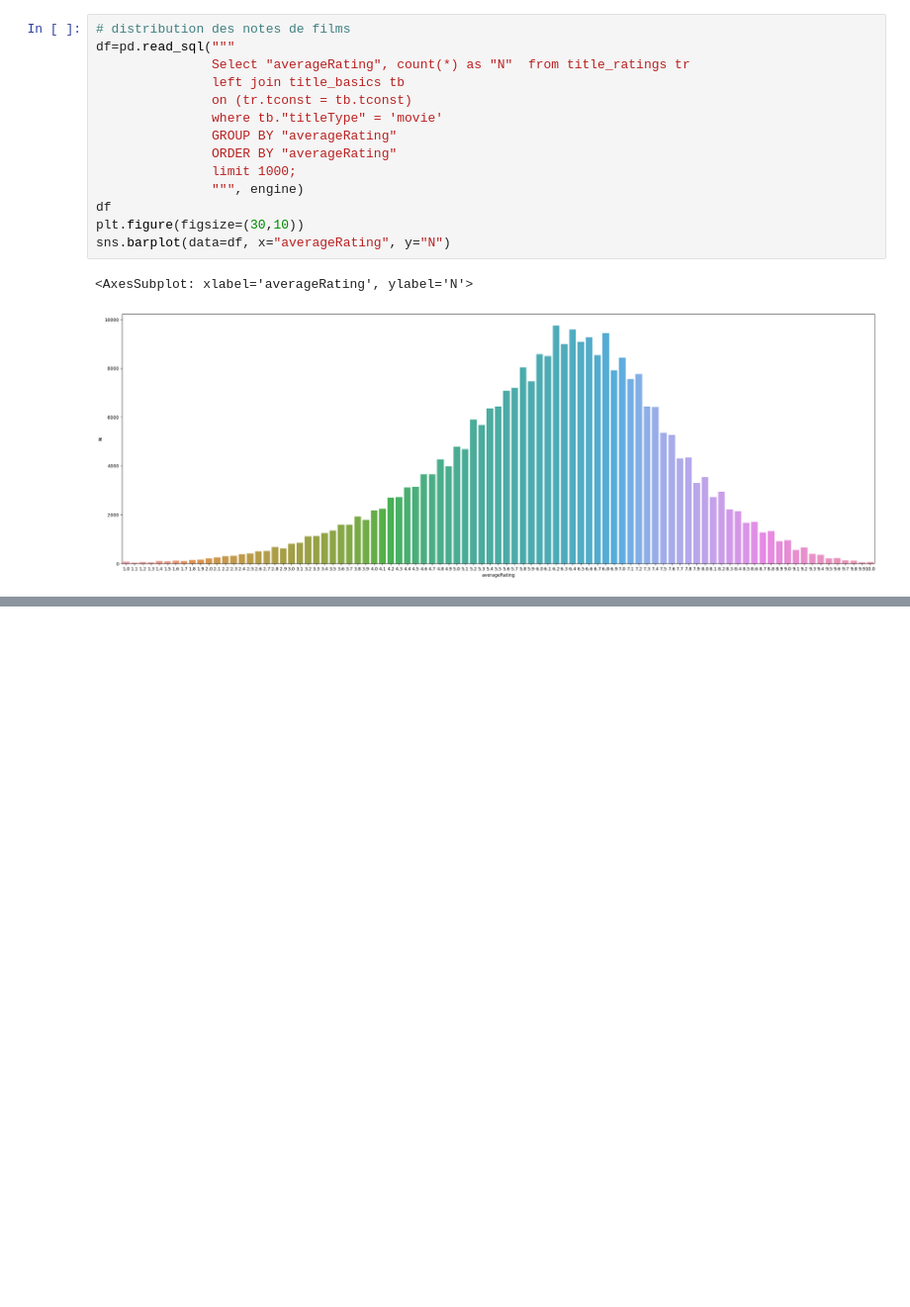
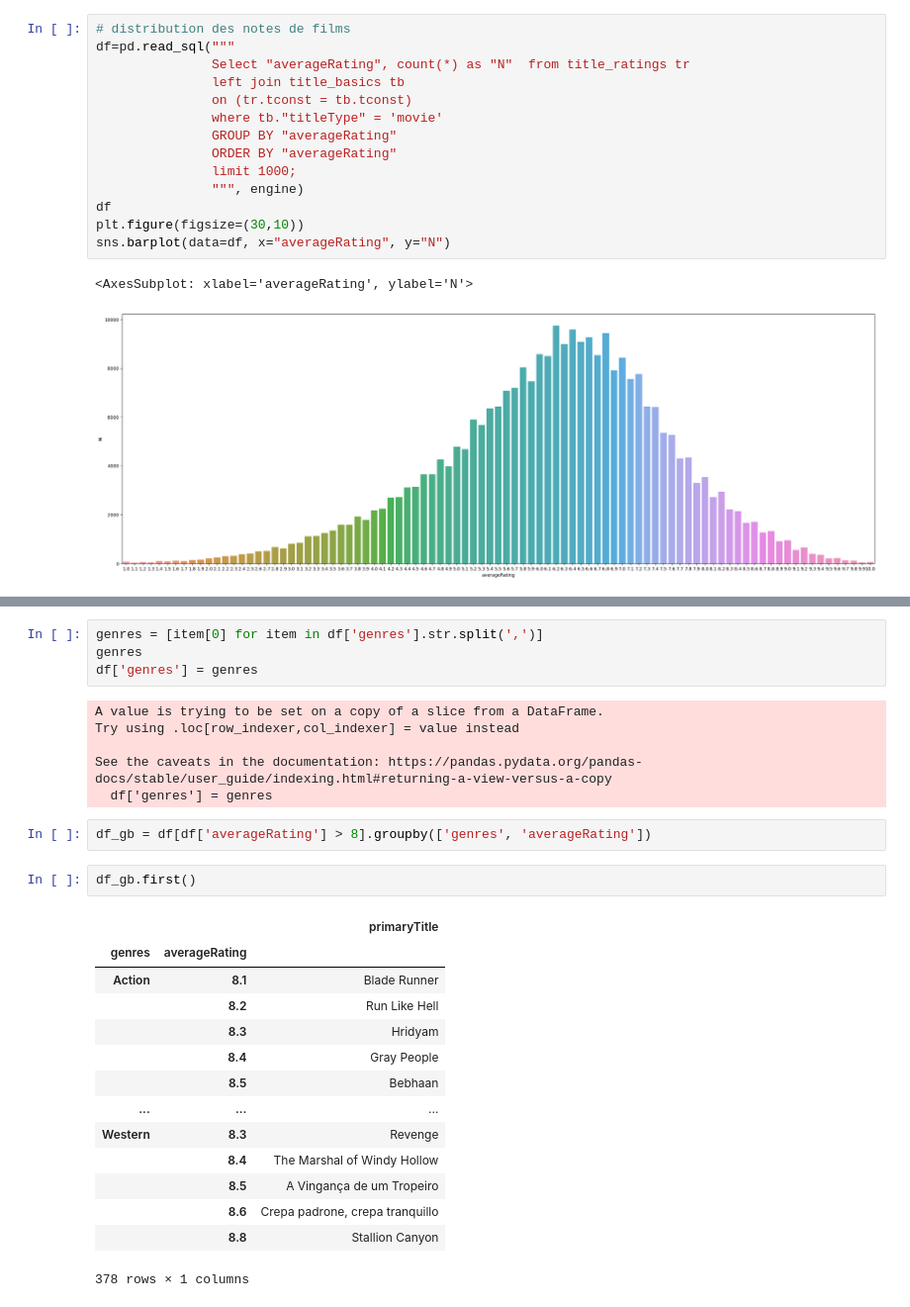
Before and after one commit to data-IA-2022/Netfloox_David_Sylvine_Evelyne, a Jupyter notebook: exploration.ipynb, the cells around one changed output, grey strips where cells are left out. Shown at 99% size. Cells and saved outputs as stored; diff of their text form; blank space fills up the shorter version.

```diff
--- a/exploration.ipynb
+++ b/exploration.ipynb
@@ -157,0 +121,29 @@ Name: primaryTitle, dtype: object
+# %%
+genres = [item[0] for item in df['genres'].str.split(',')]
+genres
+df['genres'] = genres
+# %% [output]
+A value is trying to be set on a copy of a slice from a DataFrame.
+Try using .loc[row_indexer,col_indexer] = value instead
+
+See the caveats in the documentation: https://pandas.pydata.org/pandas-docs/stable/user_guide/indexing.html#returning-a-view-versus-a-copy
+  df['genres'] = genres
+# %%
+df_gb = df[df['averageRating'] > 8].groupby(['genres', 'averageRating'])
+# %%
+df_gb.first()
+# %% [output]
+|  |  | primaryTitle |
+| genres | averageRating |  |
+| Action | 8.1 | Blade Runner |
+|  | 8.2 | Run Like Hell |
+|  | 8.3 | Hridyam |
+|  | 8.4 | Gray People |
+|  | 8.5 | Bebhaan |
+| ... | ... | ... |
+| Western | 8.3 | Revenge |
+|  | 8.4 | The Marshal of Windy Hollow |
+|  | 8.5 | A Vingança de um Tropeiro |
+|  | 8.6 | Crepa padrone, crepa tranquillo |
+|  | 8.8 | Stallion Canyon |
+378 rows × 1 columns
```
Also changed, not shown: parts of 8 cells of this notebook.
